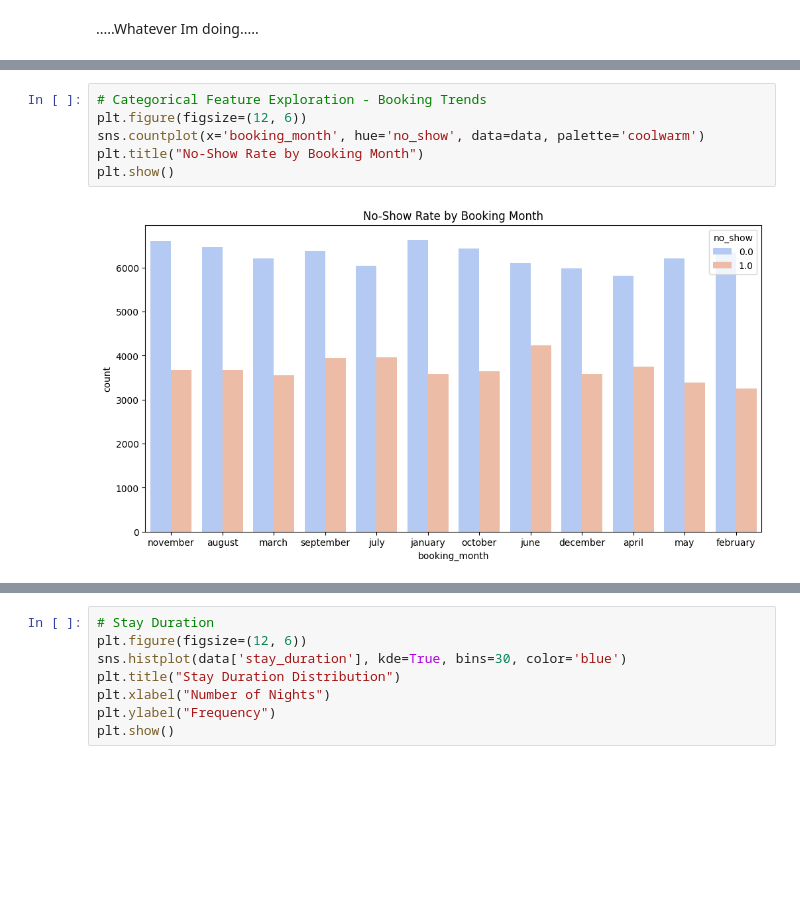
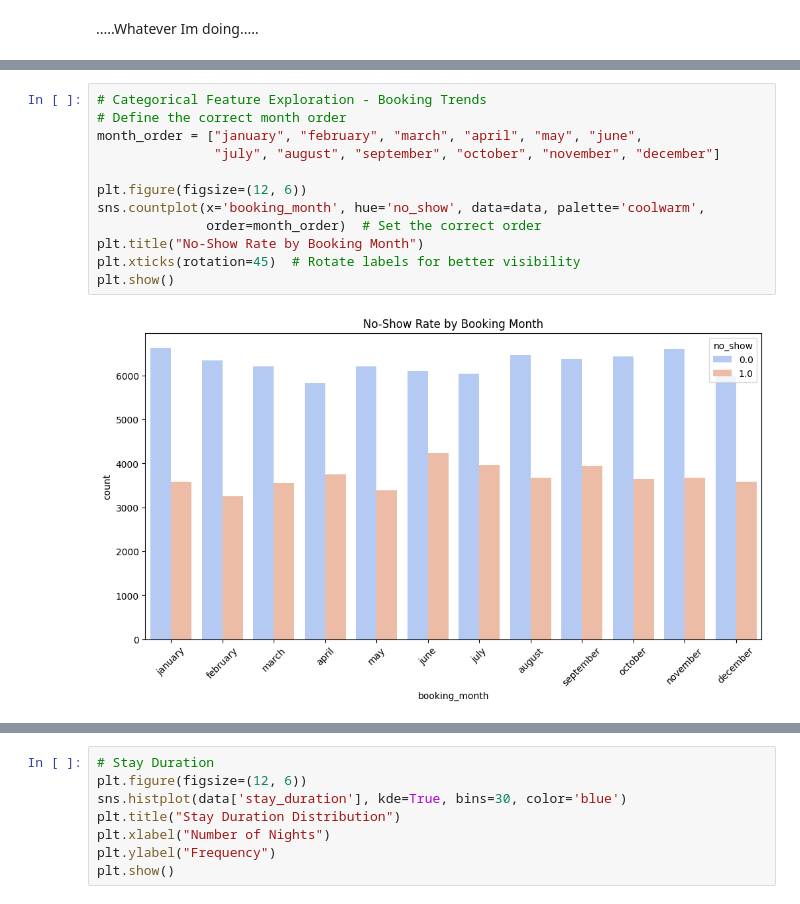
Before and after one commit to e-seet/inf2008ML, a Jupyter notebook: notebook.ipynb, the cells around one changed output, grey strips where cells are left out. Saved outputs shown, nothing was run; the diff lists cells and outputs as text; blank space fills up the shorter version.

```diff
--- a/notebook.ipynb
+++ b/notebook.ipynb
@@ -1369,8 +1361,14 @@ plt.show()
 # %%
 # Categorical Feature Exploration - Booking Trends
+# Define the correct month order
+month_order = ["january", "february", "march", "april", "may", "june",
+               "july", "august", "september", "october", "november", "december"]
+
 plt.figure(figsize=(12, 6))
-sns.countplot(x='booking_month', hue='no_show', data=data, palette='coolwarm')
+sns.countplot(x='booking_month', hue='no_show', data=data, palette='coolwarm',
+              order=month_order)  # Set the correct order
 plt.title("No-Show Rate by Booking Month")
+plt.xticks(rotation=45)  # Rotate labels for better visibility
 plt.show()
 # %% [output]
-[figure, old version]
+[figure, new version]
```
Also changed, not shown: parts of 3 cells of this notebook.
